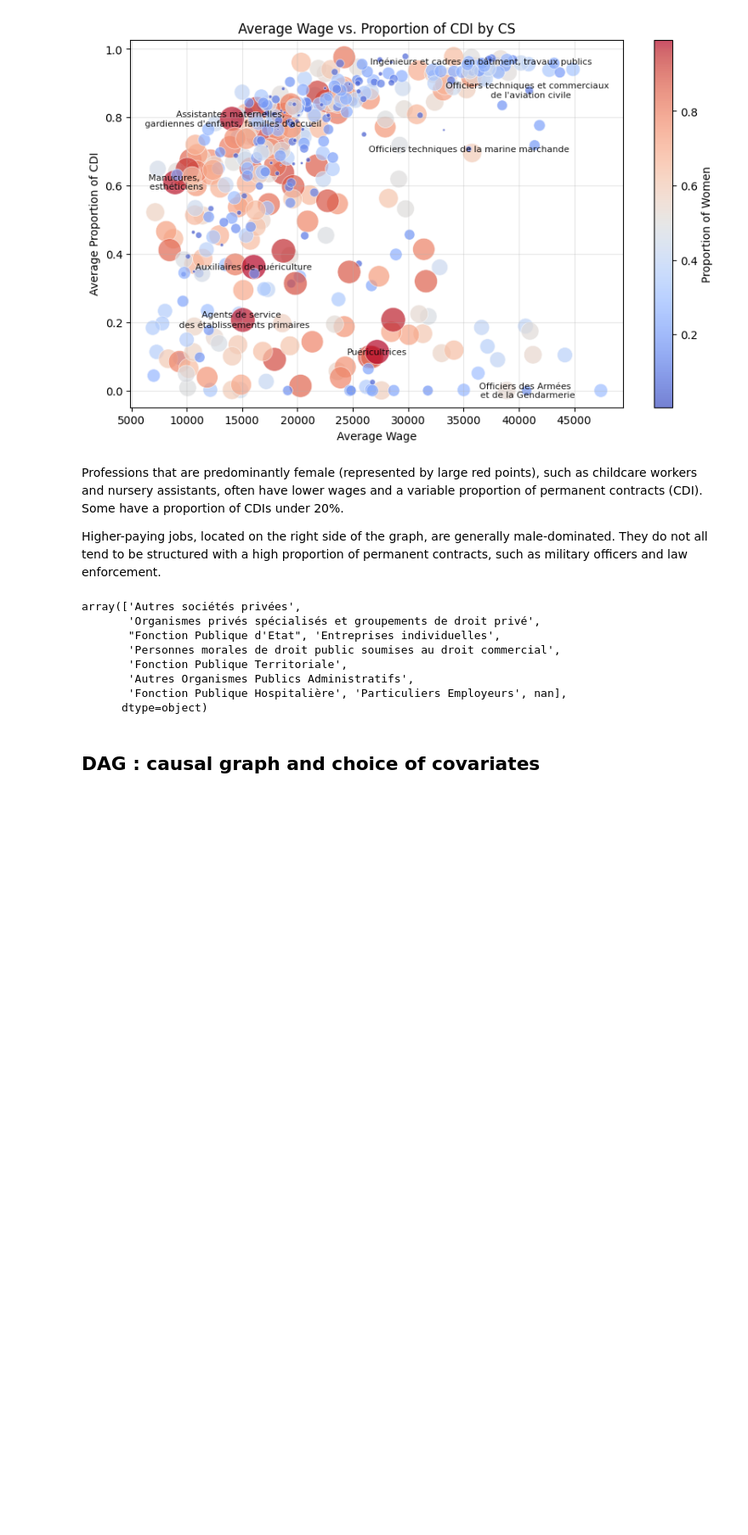
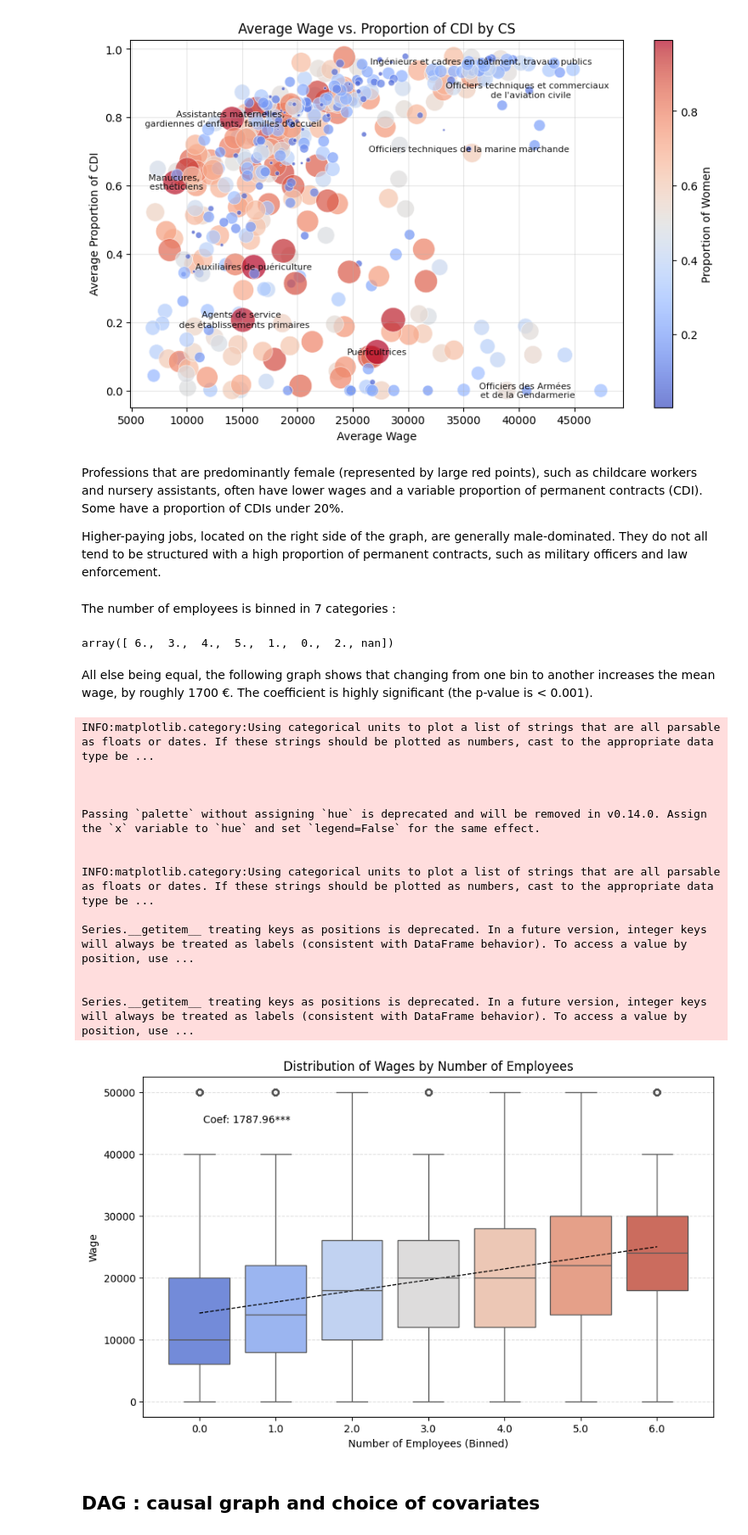
Before and after one commit to grn-matthieu/ML-for-econometrics---Project, a Jupyter notebook: stat_desc.ipynb, the cells around one changed output. Shown at 85% size. Cells and saved outputs as stored; diff of their text form; code cells hidden in the pictures; blank space fills up the shorter version.

Commit message:
First final version of descriptive stats

```diff
--- a/stat_desc.ipynb
+++ b/stat_desc.ipynb
@@ -378,17 +378,54 @@ plt.show()
 Professions that are predominantly female (represented by large red points), such as childcare workers and nursery assistants, often have lower wages and a variable proportion of permanent contracts (CDI). Some have a proportion of CDIs under 20%.
 
 Higher-paying jobs, located on the right side of the graph, are generally male-dominated. They do not all tend to be structured with a high proportion of permanent contracts, such as military officers and law enforcement.
-# %%
-base['DOMEMPL_EM_N'].unique()
-# %% [output]
-array(['Autres sociétés privées',
-       'Organismes privés spécialisés et groupements de droit privé',
-       "Fonction Publique d'Etat", 'Entreprises individuelles',
-       'Personnes morales de droit public soumises au droit commercial',
-       'Fonction Publique Territoriale',
-       'Autres Organismes Publics Administratifs',
-       'Fonction Publique Hospitalière', 'Particuliers Employeurs', nan],
-      dtype=object)
+# %% [markdown]
+The number of employees is binned in 7 categories :
+# %%
+base['TREFF'].unique()
+# %% [output]
+array([ 6.,  3.,  4.,  5.,  1.,  0.,  2., nan])
+# %% [markdown]
+All else being equal, the following graph shows that changing from one bin to another increases the mean wage, by roughly 1700 €. The coefficient is highly significant (the p-value is < 0.001).
+# %%
+import statsmodels.api as sm
+
+plt.figure(figsize=(10, 6))
+sns.boxplot(x="TREFF", y="WAGE", data=base, palette="coolwarm")
+
+X = sm.add_constant(base["TREFF"])
+y = base["WAGE"]
+model = sm.OLS(y, X, missing='drop').fit()
+coef, p_value, intercept = model.params[1], model.pvalues[1], model.params[0]
+
+stars = "***" if p_value < 0.001 else "**" if p_value < 0.01 else "*" if p_value < 0.05 else ""
+plt.text(0.05, max(y) * 0.9, f"Coef: {coef:.2f}{stars}", fontsize=10, color="black")
+
+x_vals = np.linspace(base["TREFF"].min(), base["TREFF"].max(), 100)
+y_vals = intercept + coef * x_vals
+plt.plot(x_vals, y_vals, color="black", linestyle="--", linewidth=1)
+
+plt.xlabel("Number of Employees (Binned)")
+plt.ylabel("Wage")
+plt.title("Distribution of Wages by Number of Employees")
+
+plt.grid(axis="y", linestyle="--", alpha=0.4)
+
+plt.show()
+# %% [output]
+INFO:matplotlib.category:Using categorical units to plot a list of strings that are all parsable as floats or dates. If these strings should be plotted as numbers, cast to the appropriate data type be ...
+
+
+
+Passing `palette` without assigning `hue` is deprecated and will be removed in v0.14.0. Assign the `x` variable to `hue` and set `legend=False` for the same effect.
+
+
+INFO:matplotlib.category:Using categorical units to plot a list of strings that are all parsable as floats or dates. If these strings should be plotted as numbers, cast to the appropriate data type be ...
+
+Series.__getitem__ treating keys as positions is deprecated. In a future version, integer keys will always be treated as labels (consistent with DataFrame behavior). To access a value by position, use ...
+
+
+Series.__getitem__ treating keys as positions is deprecated. In a future version, integer keys will always be treated as labels (consistent with DataFrame behavior). To access a value by position, use ...
+[figure, added]
 # %% [markdown]
 ## DAG : causal graph and choice of covariates
 # %% [markdown]
```
Also changed, not shown: parts of 2 cells of this notebook.
